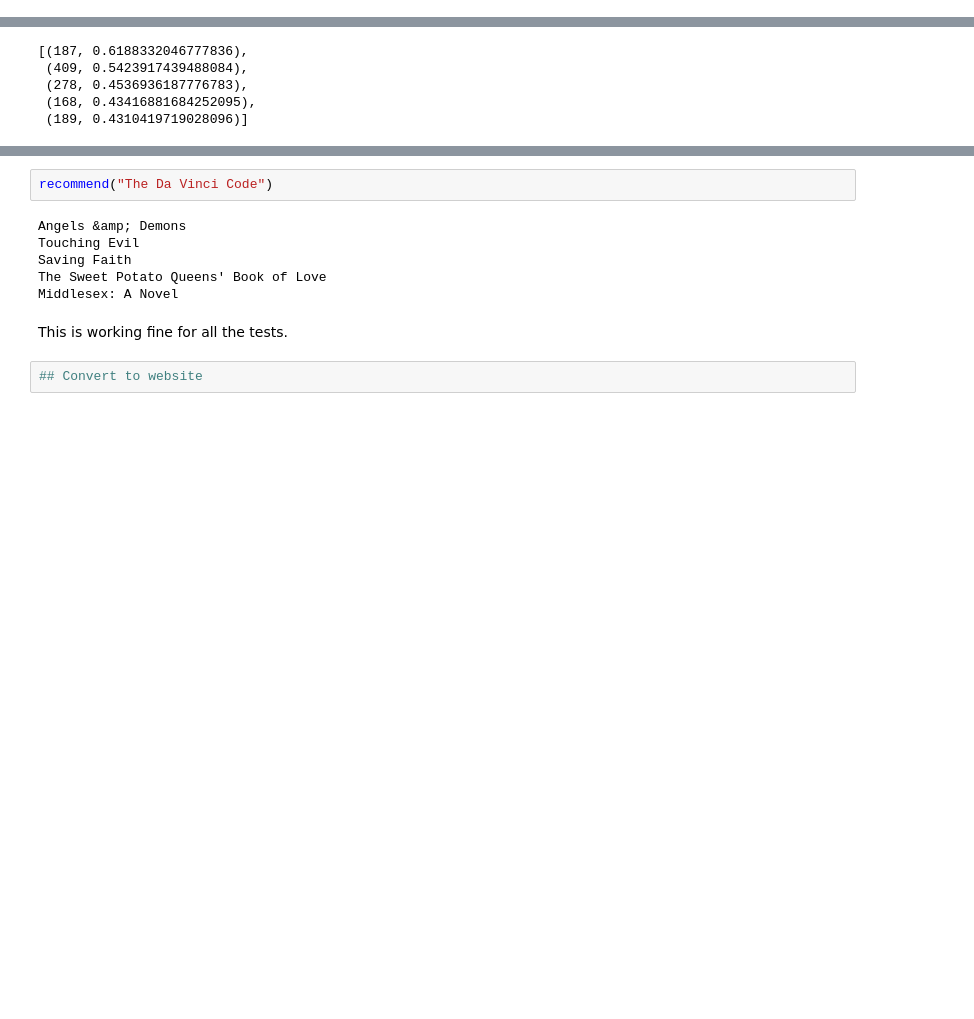
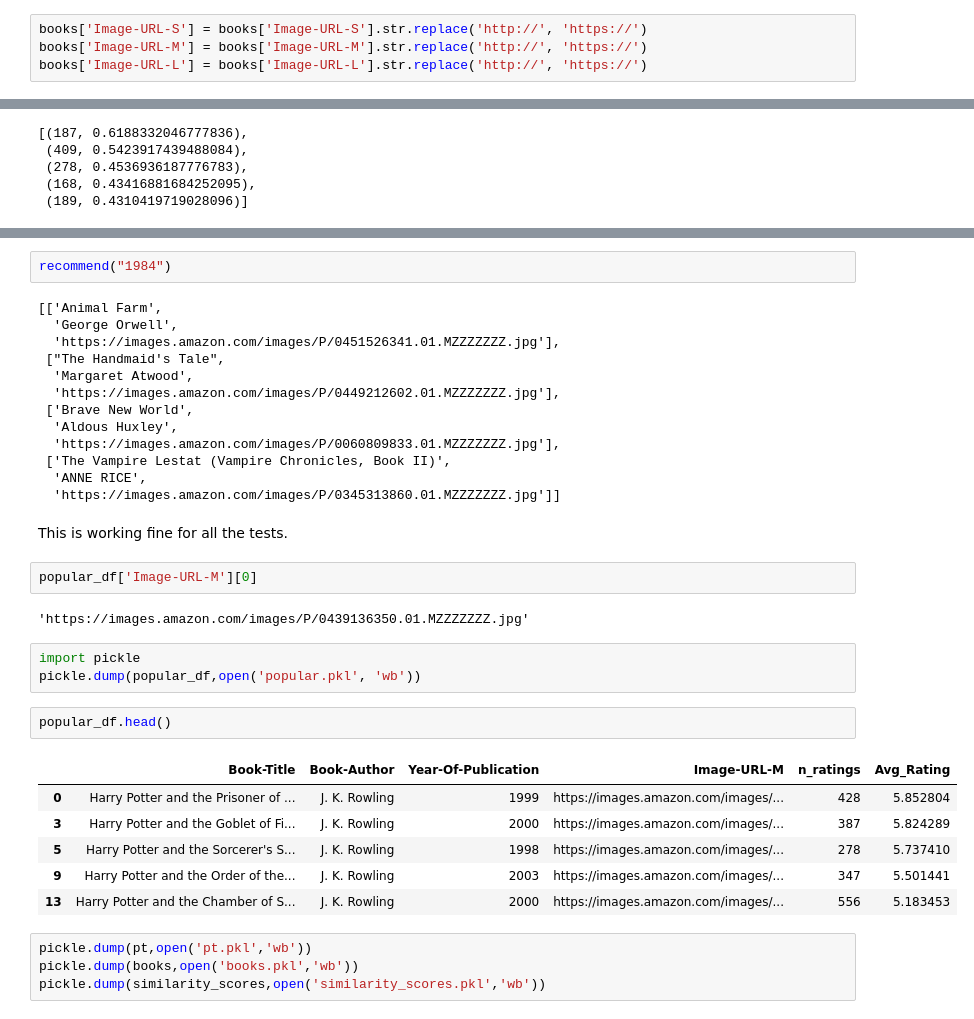
Before and after one commit to ranjeetsohanpal/Book-Recommendation-System, a Jupyter notebook: book_reco_sys.ipynb, the cells around one changed output, grey strips where cells are left out. Saved outputs shown, nothing was run; the diff lists cells and outputs as text; blank space fills up the shorter version.

```diff
--- a/book_reco_sys.ipynb
+++ b/book_reco_sys.ipynb
@@ -17,6 +17,10 @@ books.head()
 | 2 | 0060973129 | Decision in Normandy | Carlo D'Este | 1991 | HarperPerennial | http://images.amazon.com/images/P... | http://images.amazon.com/images/P... | ... |
 | 3 | 0374157065 | Flu: The Story of the Great Influ... | Gina Bari Kolata | 1999 | Farrar Straus Giroux | http://images.amazon.com/images/P... | http://images.amazon.com/images/P... | ... |
 | 4 | 0393045218 | The Mummies of Urumchi | E. J. W. Barber | 1999 | W. W. Norton &amp; Company | http://images.amazon.com/images/P... | http://images.amazon.com/images/P... | ... |
+# %%
+books['Image-URL-S'] = books['Image-URL-S'].str.replace('http://', 'https://')
+books['Image-URL-M'] = books['Image-URL-M'].str.replace('http://', 'https://')
+books['Image-URL-L'] = books['Image-URL-L'].str.replace('http://', 'https://')
 # %%
 books['Year-Of-Publication'].unique()
 # %% [output]
@@ -227,12 +255,37 @@ def recommend(book_name):
 # %%
-recommend("The Da Vinci Code")
+recommend("1984")
 # %% [output]
-Angels &amp; Demons
-Touching Evil
-Saving Faith
-The Sweet Potato Queens' Book of Love
-Middlesex: A Novel
+[['Animal Farm',
+  'George Orwell',
+  'https://images.amazon.com/images/P/0451526341.01.MZZZZZZZ.jpg'],
+ ["The Handmaid's Tale",
+  'Margaret Atwood',
+  'https://images.amazon.com/images/P/0449212602.01.MZZZZZZZ.jpg'],
+ ['Brave New World',
+  'Aldous Huxley',
+  'https://images.amazon.com/images/P/0060809833.01.MZZZZZZZ.jpg'],
+ ['The Vampire Lestat (Vampire Chronicles, Book II)',
+  'ANNE RICE',
+  'https://images.amazon.com/images/P/0345313860.01.MZZZZZZZ.jpg']]
 # %% [markdown]
 This is working fine for all the tests.
-# %%
-## Convert to website
+# %%
+popular_df['Image-URL-M'][0]
+# %% [output]
+'https://images.amazon.com/images/P/0439136350.01.MZZZZZZZ.jpg'
+# %%
+import pickle
+pickle.dump(popular_df,open('popular.pkl', 'wb'))
+# %%
+popular_df.head()
+# %% [output]
+|  | Book-Title | Book-Author | Year-Of-Publication | Image-URL-M | n_ratings | Avg_Rating |
+| 0 | Harry Potter and the Prisoner of ... | J. K. Rowling | 1999 | https://images.amazon.com/images/... | 428 | 5.852804 |
+| 3 | Harry Potter and the Goblet of Fi... | J. K. Rowling | 2000 | https://images.amazon.com/images/... | 387 | 5.824289 |
+| 5 | Harry Potter and the Sorcerer's S... | J. K. Rowling | 1998 | https://images.amazon.com/images/... | 278 | 5.737410 |
+| 9 | Harry Potter and the Order of the... | J. K. Rowling | 2003 | https://images.amazon.com/images/... | 347 | 5.501441 |
+| 13 | Harry Potter and the Chamber of S... | J. K. Rowling | 2000 | https://images.amazon.com/images/... | 556 | 5.183453 |
+# %%
+pickle.dump(pt,open('pt.pkl','wb'))
+pickle.dump(books,open('books.pkl','wb'))
+pickle.dump(similarity_scores,open('similarity_scores.pkl','wb'))
```
Also changed, not shown: parts of 2 cells of this notebook.
